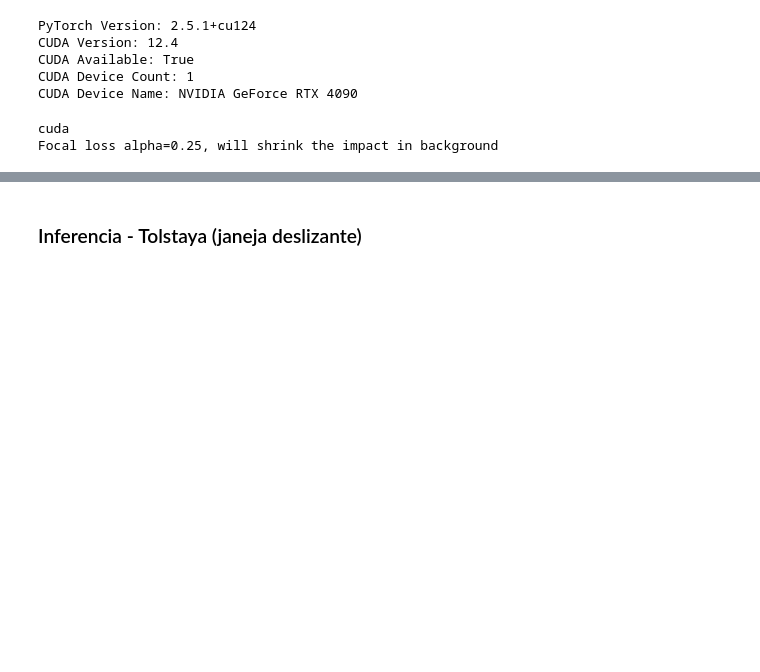
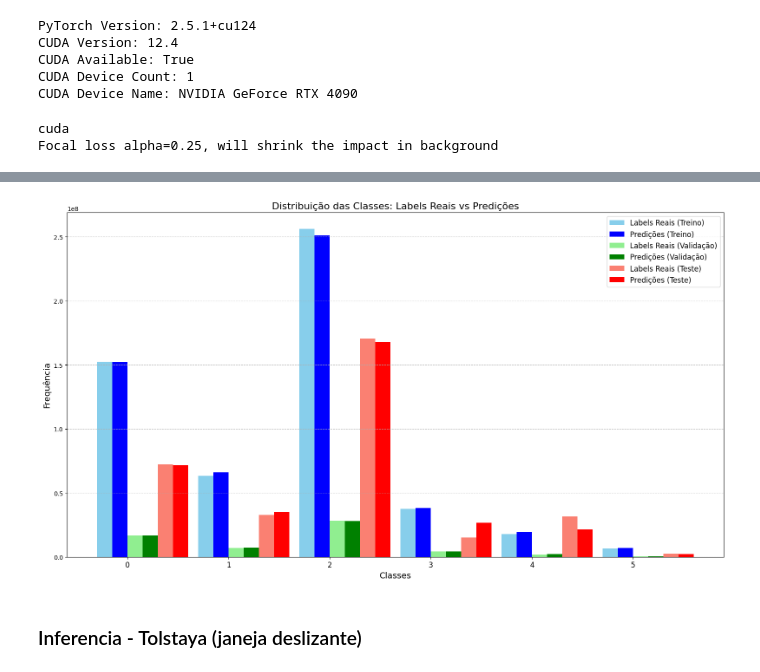
Before and after one commit to filipeas/Minerva-Discovery, a Jupyter notebook: my_experiments/sam_v1/notebooks/check_iou_classes.ipynb, the cells around one changed output, grey strips where cells are left out. Drawn from its saved outputs; the diff is of its cells as text; code cells hidden in the pictures; blank space fills up the shorter version.

```diff
--- a/my_experiments/sam_v1/notebooks/check_iou_classes.ipynb
+++ b/my_experiments/sam_v1/notebooks/check_iou_classes.ipynb
@@ -1262,3 +1262,35 @@ plt.show()
+# %%
+# Configurações para o gráfico de barras lado a lado com espaçamento maior entre classes
+num_classes = len(train_unique_labels)
+x = np.arange(num_classes) * 2  # Espaçamento maior entre as classes
+width = 0.3  # Largura das barras
+
+# Cria o gráfico
+plt.figure(figsize=(16, 9))
+
+# Adiciona as barras para as labels reais e predições, lado a lado
+plt.bar(x - 1.5 * width, train_counts_labels, width, label="Labels Reais (Treino)", color='skyblue')
+plt.bar(x - 0.5 * width, train_counts_preds, width, label="Predições (Treino)", color='blue')
+
+plt.bar(x + 0.5 * width, val_counts_labels, width, label="Labels Reais (Validação)", color='lightgreen')
+plt.bar(x + 1.5 * width, val_counts_preds, width, label="Predições (Validação)", color='green')
+
+plt.bar(x + 2.5 * width, test_counts_labels, width, label="Labels Reais (Teste)", color='salmon')
+plt.bar(x + 3.5 * width, test_counts_preds, width, label="Predições (Teste)", color='red')
+
+# Configurações do gráfico
+plt.xlabel("Classes", fontsize=14)
+plt.ylabel("Frequência", fontsize=14)
+plt.title("Distribuição das Classes: Labels Reais vs Predições", fontsize=16)
+plt.xticks(x, train_unique_labels, fontsize=12)  # Ajusta os rótulos das classes para o eixo X
+plt.legend(fontsize=12, loc="upper right")
+plt.grid(axis='y', linestyle='--', alpha=0.7)
+plt.tight_layout()
+
+# Mostra o gráfico
+plt.show()
+# %% [output]
+[figure, added]
 # %% [markdown]
 ### Inferencia - Tolstaya (janeja deslizante)
 # %%
```
Also changed, not shown: parts of 9 cells of this notebook, 9 other files.
